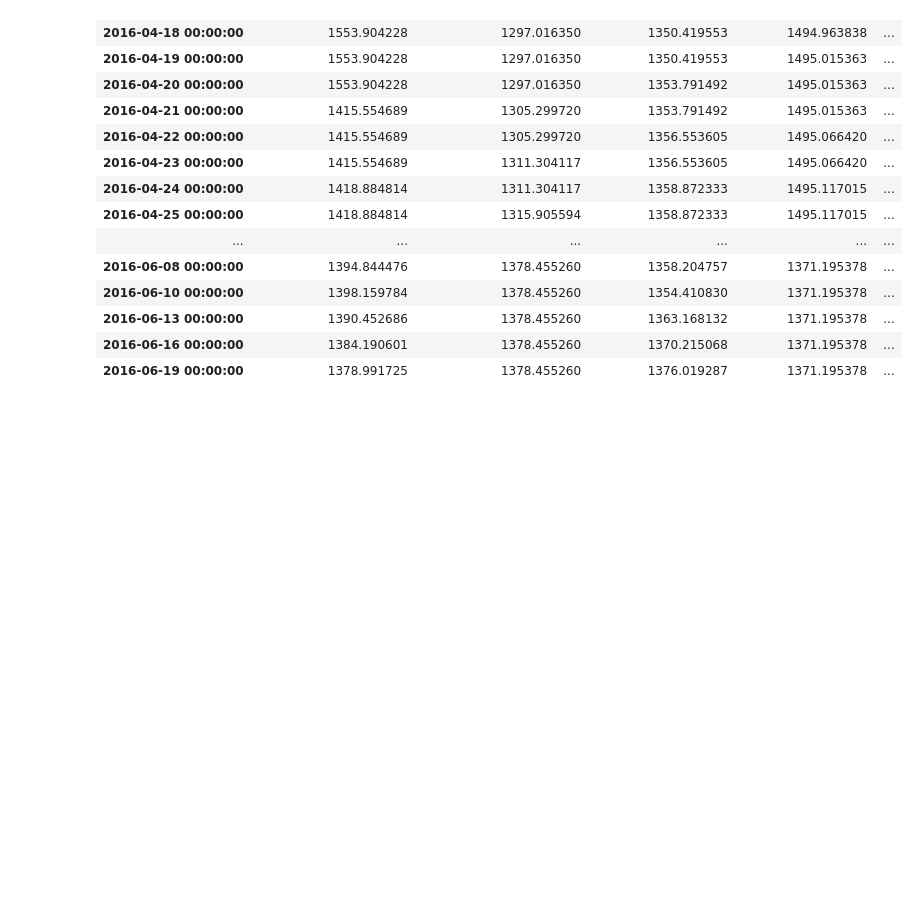
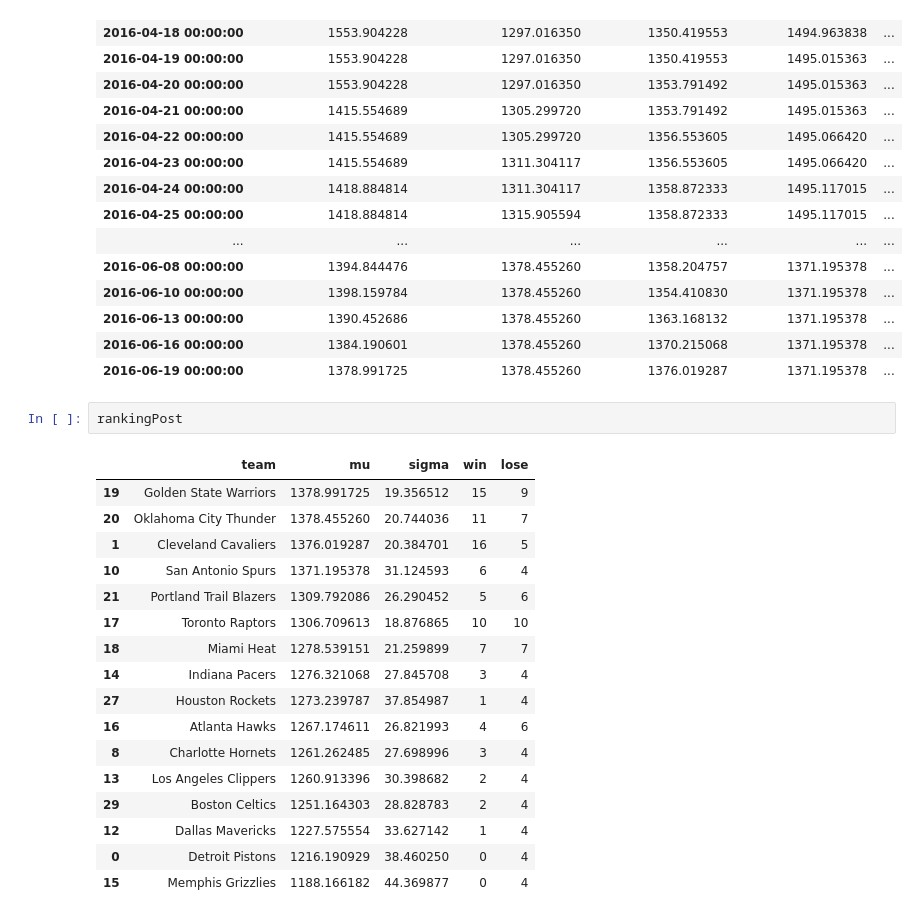
Before and after one commit to pydu-brys/NBA-Analytics, a Jupyter notebook: TrueSkill2.ipynb, the cells around one changed output. Drawn from its saved outputs; the diff is of its cells as text; blank space fills up the shorter version.

```diff
--- a/TrueSkill2.ipynb
+++ b/TrueSkill2.ipynb
@@ -168,3 +180,23 @@ timetablePost
 | 2016-06-13 00:00:00 | 1390.452686 | 1378.455260 | 1363.168132 | 1371.195378 | ... |
 | 2016-06-16 00:00:00 | 1384.190601 | 1378.455260 | 1370.215068 | 1371.195378 | ... |
 | 2016-06-19 00:00:00 | 1378.991725 | 1378.455260 | 1376.019287 | 1371.195378 | ... |
+# %%
+rankingPost
+# %% [output]
+|  | team | mu | sigma | win | lose |
+| 19 | Golden State Warriors | 1378.991725 | 19.356512 | 15 | 9 |
+| 20 | Oklahoma City Thunder | 1378.455260 | 20.744036 | 11 | 7 |
+| 1 | Cleveland Cavaliers | 1376.019287 | 20.384701 | 16 | 5 |
+| 10 | San Antonio Spurs | 1371.195378 | 31.124593 | 6 | 4 |
+| 21 | Portland Trail Blazers | 1309.792086 | 26.290452 | 5 | 6 |
+| 17 | Toronto Raptors | 1306.709613 | 18.876865 | 10 | 10 |
+| 18 | Miami Heat | 1278.539151 | 21.259899 | 7 | 7 |
+| 14 | Indiana Pacers | 1276.321068 | 27.845708 | 3 | 4 |
+| 27 | Houston Rockets | 1273.239787 | 37.854987 | 1 | 4 |
+| 16 | Atlanta Hawks | 1267.174611 | 26.821993 | 4 | 6 |
+| 8 | Charlotte Hornets | 1261.262485 | 27.698996 | 3 | 4 |
+| 13 | Los Angeles Clippers | 1260.913396 | 30.398682 | 2 | 4 |
+| 29 | Boston Celtics | 1251.164303 | 28.828783 | 2 | 4 |
+| 12 | Dallas Mavericks | 1227.575554 | 33.627142 | 1 | 4 |
+| 0 | Detroit Pistons | 1216.190929 | 38.460250 | 0 | 4 |
+| 15 | Memphis Grizzlies | 1188.166182 | 44.369877 | 0 | 4 |
```
Also changed, not shown: parts of 4 cells of this notebook.
